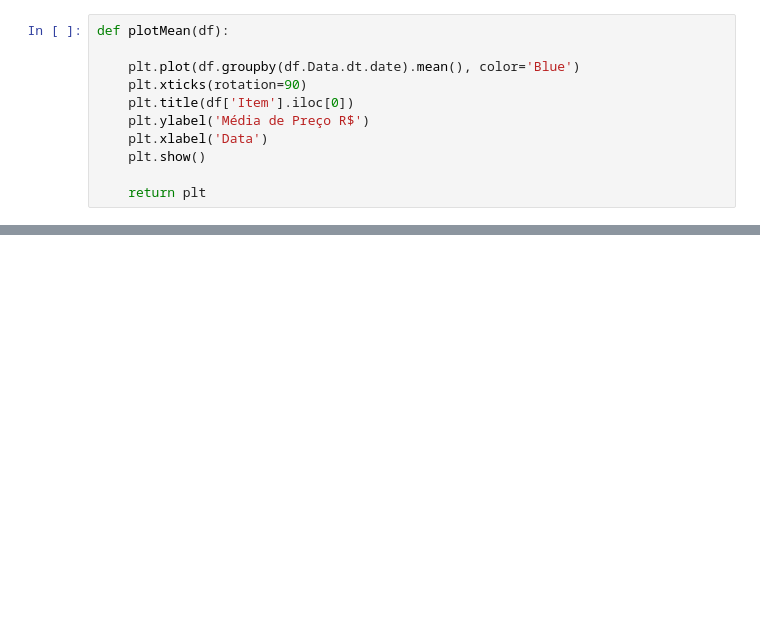
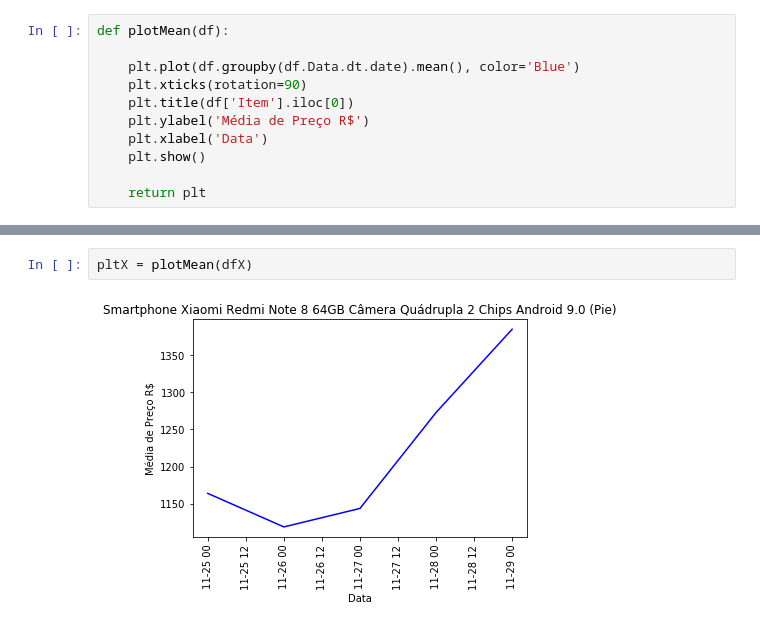
Before and after one commit to brauliolucas/mquantitativos, a Jupyter notebook: Analise - Trabalho Final.ipynb, the cells around one changed output, grey strips where cells are left out. Saved outputs shown, nothing was run; the diff lists cells and outputs as text; blank space fills up the shorter version.

```diff
--- a/Analise - Trabalho Final.ipynb
+++ b/Analise - Trabalho Final.ipynb
@@ -60,0 +42,4 @@ def plotMean(df):
+# %%
+pltX = plotMean(dfX)
+# %% [output]
+[figure, added]
```
Also changed, not shown: parts of 7 cells of this notebook.
